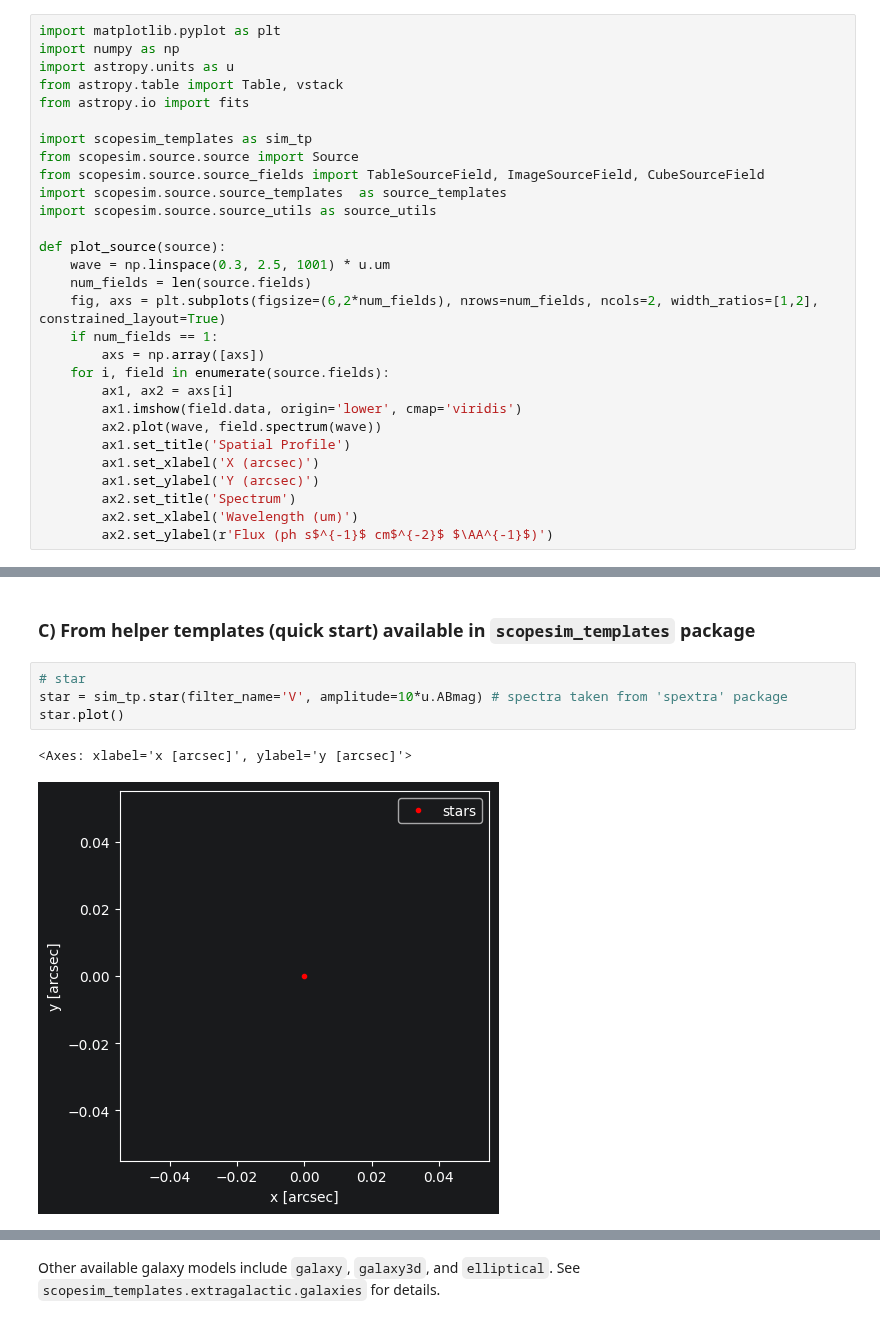
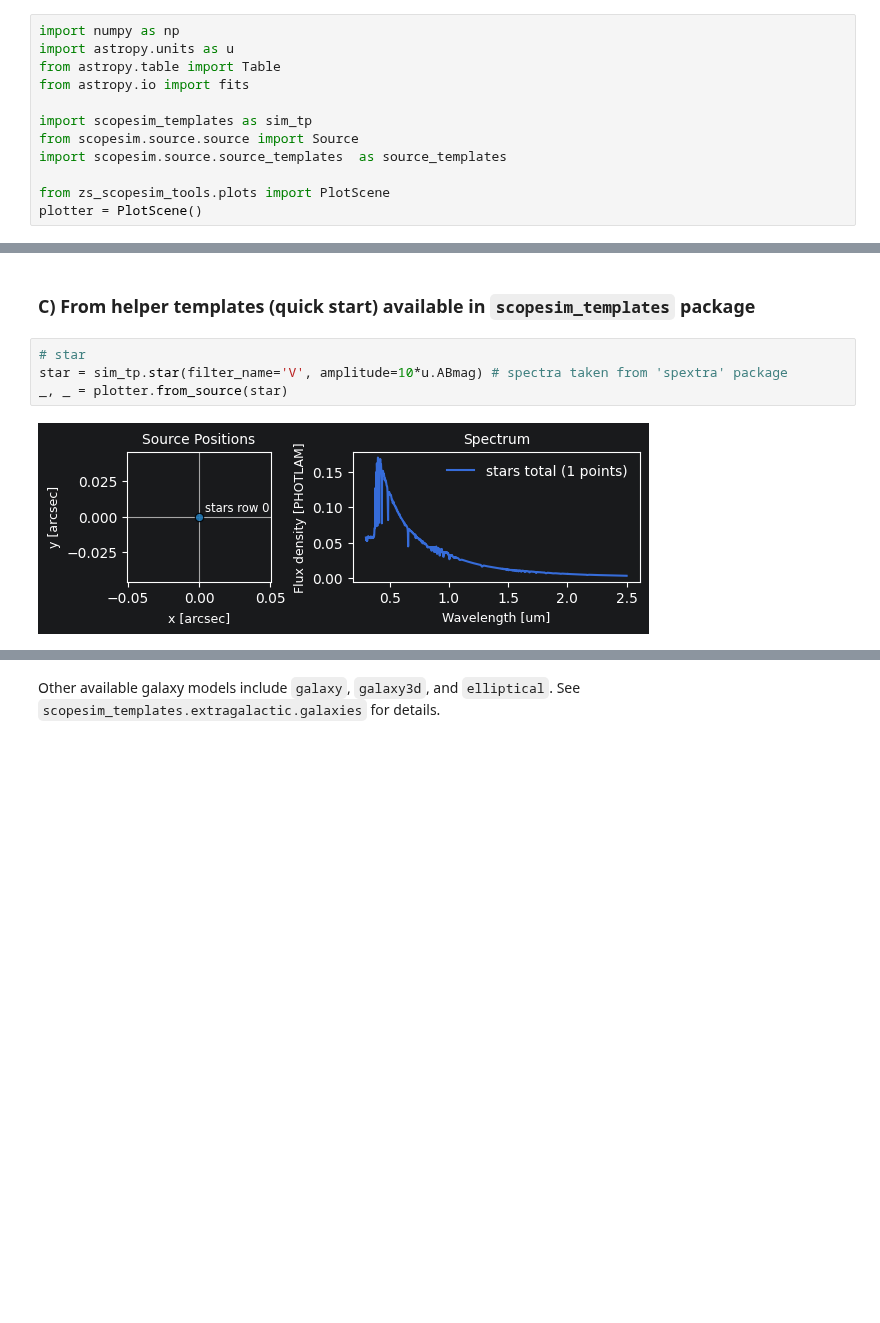
Before and after one commit to CaltechOpticalObservatories/zs-scopesim, a Jupyter notebook: notebooks/ii_ScopeSim_Sources.ipynb, the cells around one changed output, grey strips where cells are left out. Drawn from its saved outputs; the diff is of its cells as text; blank space fills up the shorter version.

Commit message:
edited doc cells, refactored overview and sources notebooks to use updated helper funcs

```diff
--- a/notebooks/ii_ScopeSim_Sources.ipynb
+++ b/notebooks/ii_ScopeSim_Sources.ipynb
@@ -38,34 +38,17 @@ Available field types (subclasses of `SourceField`):
 
 ---
 # %%
-import matplotlib.pyplot as plt
 import numpy as np
 import astropy.units as u
-from astropy.table import Table, vstack
+from astropy.table import Table
 from astropy.io import fits
 
 import scopesim_templates as sim_tp
 from scopesim.source.source import Source
-from scopesim.source.source_fields import TableSourceField, ImageSourceField, CubeSourceField
 import scopesim.source.source_templates  as source_templates
-import scopesim.source.source_utils as source_utils
 
-def plot_source(source):
-    wave = np.linspace(0.3, 2.5, 1001) * u.um
-    num_fields = len(source.fields)
-    fig, axs = plt.subplots(figsize=(6,2*num_fields), nrows=num_fields, ncols=2, width_ratios=[1,2], constrained_layout=True)
-    if num_fields == 1:
-        axs = np.array([axs])
-    for i, field in enumerate(source.fields):
-        ax1, ax2 = axs[i]
-        ax1.imshow(field.data, origin='lower', cmap='viridis')
-        ax2.plot(wave, field.spectrum(wave))
-        ax1.set_title('Spatial Profile')
-        ax1.set_xlabel('X (arcsec)')
-        ax1.set_ylabel('Y (arcsec)')
-        ax2.set_title('Spectrum')
-        ax2.set_xlabel('Wavelength (um)')
-        ax2.set_ylabel(r'Flux (ph s$^{-1}$ cm$^{-2}$ $\AA^{-1}$)')
+from zs_scopesim_tools.plots import PlotScene
+plotter = PlotScene()
 # %% [markdown]
 ## How to create `Source` objects
 
@@ -147,8 +135,7 @@ plot_source(im3)
 # %%
 # star
 star = sim_tp.star(filter_name='V', amplitude=10*u.ABmag) # spectra taken from 'spextra' package
-star.plot()
+_, _ = plotter.from_source(star)
 # %% [output]
-<Axes: xlabel='x [arcsec]', ylabel='y [arcsec]'>
-[figure, old version]
+[figure, new version]
 # %%
```
Also changed, not shown: parts of 17 cells of this notebook, 1 other file.
